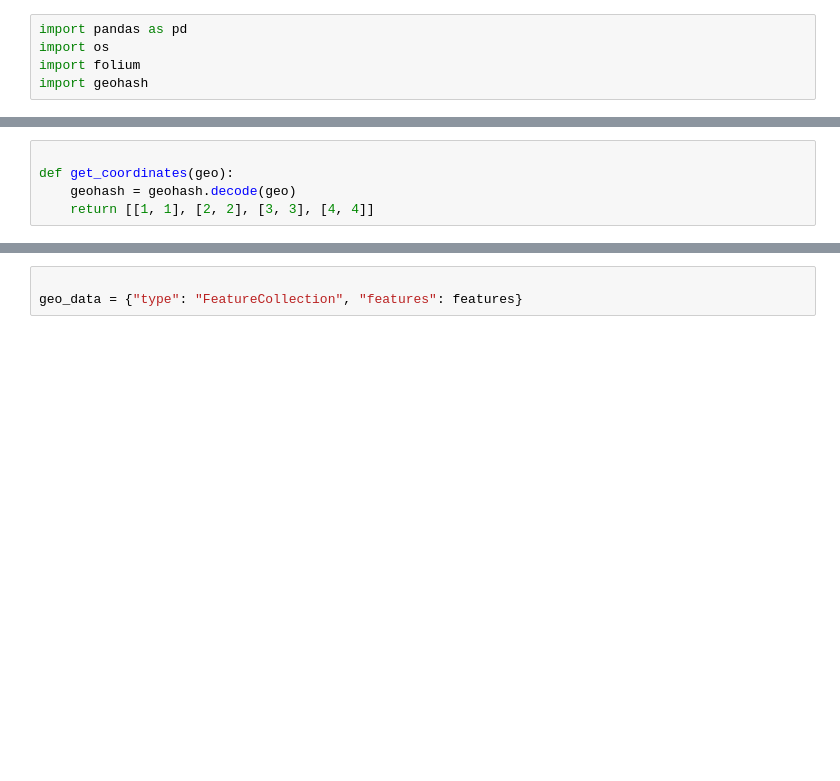
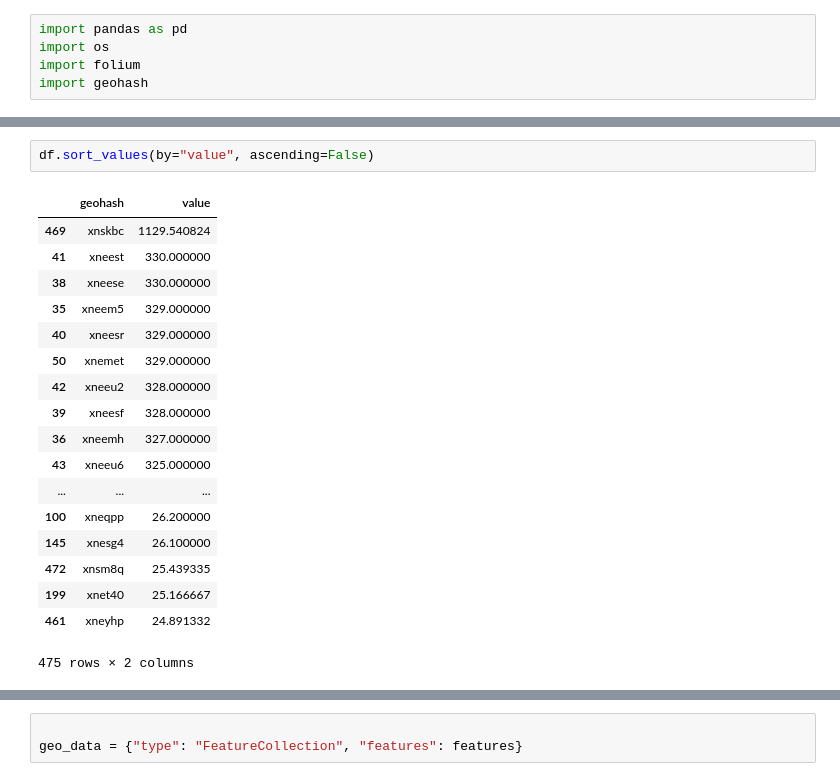
Before and after one commit to PPitson/safecast-data-analysis, a Jupyter notebook: visualization.ipynb, the cells around one changed output, grey strips where cells are left out. Saved outputs shown, nothing was run; the diff lists cells and outputs as text; blank space fills up the shorter version.

```diff
--- a/visualization.ipynb
+++ b/visualization.ipynb
@@ -12,5 +19,21 @@ df.head()
-# %%
-
-def get_coordinates(geo):
-    geohash = geohash.decode(geo)
-    return [[1, 1], [2, 2], [3, 3], [4, 4]]
+# %%
+df.sort_values(by="value", ascending=False)
+# %% [output]
+|  | geohash | value |
+| 469 | xnskbc | 1129.540824 |
+| 41 | xneest | 330.000000 |
+| 38 | xneese | 330.000000 |
+| 35 | xneem5 | 329.000000 |
+| 40 | xneesr | 329.000000 |
+| 50 | xnemet | 329.000000 |
+| 42 | xneeu2 | 328.000000 |
+| 39 | xneesf | 328.000000 |
+| 36 | xneemh | 327.000000 |
+| 43 | xneeu6 | 325.000000 |
+| ... | ... | ... |
+| 100 | xneqpp | 26.200000 |
+| 145 | xnesg4 | 26.100000 |
+| 472 | xnsm8q | 25.439335 |
+| 199 | xnet40 | 25.166667 |
+| 461 | xneyhp | 24.891332 |
+475 rows × 2 columns
```
Also changed, not shown: parts of 6 cells of this notebook, 3 other files.
